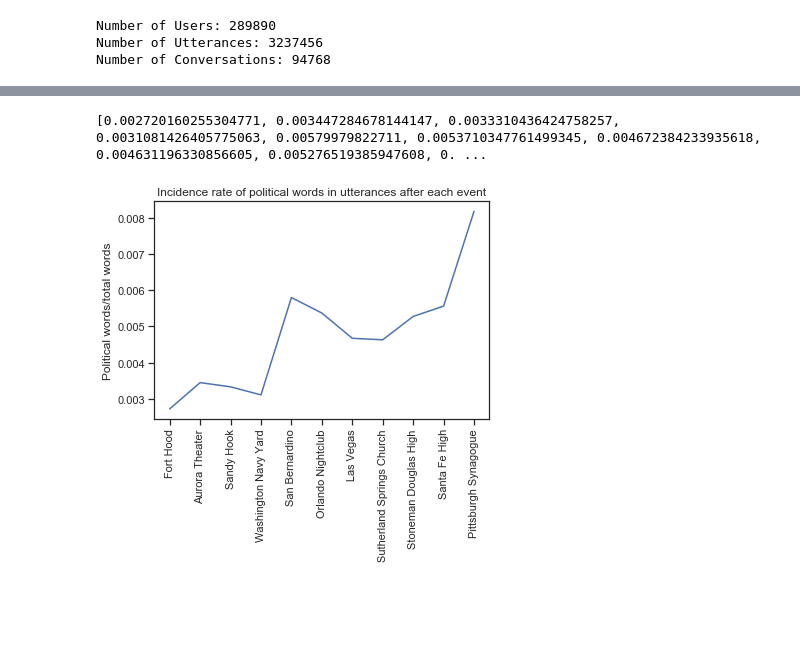
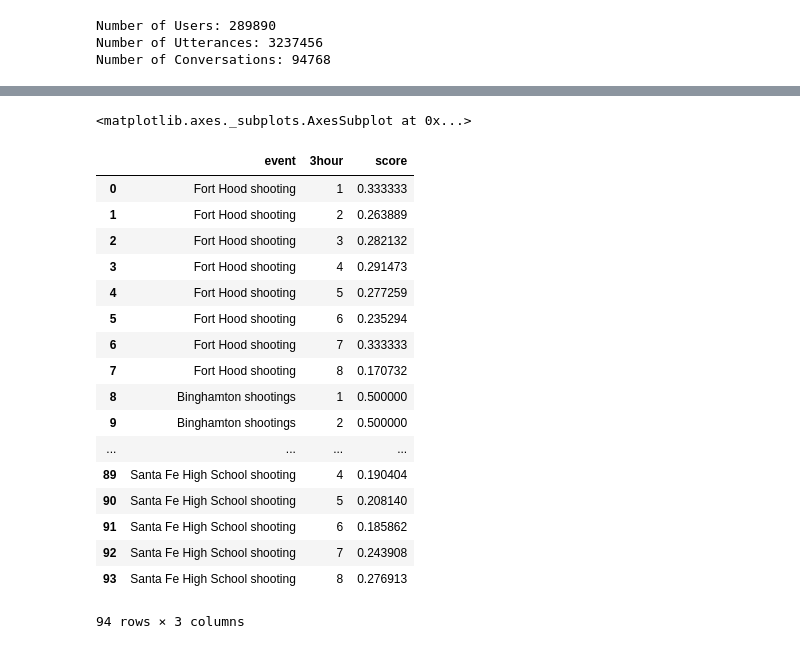
Before and after one commit to calebchiam/Cornell-Conversational-Analysis-Toolkit, a Jupyter notebook: examples/politicization/plotter.ipynb, the cells around one changed output, grey strips where cells are left out. Drawn from its saved outputs; the diff is of its cells as text; code cells hidden in the pictures; blank space fills up the shorter version.

```diff
--- a/examples/politicization/plotter.ipynb
+++ b/examples/politicization/plotter.ipynb
@@ -104,8 +97,8 @@ week = 7*day
 import pandas as pd
 from itertools import product
 # %%
-counts_over_time_all = [(event, get_counts_over_time(corpus, event, week, day)) for event in shooting_timestamps]
-scores_over_time_all = [(event, get_scores_over_time(corpus, event, week, day)) for event in shooting_timestamps]
+counts_over_time_all = [(event, get_counts_over_time(corpus, event, week, sixhour)) for event in shooting_timestamps]
+scores_over_time_all = [(event, get_scores_over_time(corpus, event, week, sixhour)) for event in shooting_timestamps]
 # %%
 df = pd.DataFrame()
 
@@ -126 +121,3 @@ for scores_over_time in scores_over_time_all:
+# %%
+scores_df = pd.DataFrame(scores_data, columns=['event', 'time_bin', 'score'])
 # %%
@@ -284,12 +145,4 @@ incidence_rate_trend = [sum(incidence)/len(incidence) for incidence in incidence
-# %%
-print(incidence_rate_trend)
-# %% [output]
-[0.002720160255304771, 0.003447284678144147, 0.0033310436424758257, 0.0031081426405775063, 0.00579979822711, 0.0053710347761499345, 0.004672384233935618, 0.004631196330856605, 0.005276519385947608, 0. ...
-# %%
-plt.plot(events_list,incidence_rate_trend)
-plt.xticks(rotation='vertical')
-plt.ylabel('Political words/total words')
-plt.title('Incidence rate of political words in utterances after each event')
-plt.show()
-# %% [output]
-[figure, removed]
+# %%
+sns.lineplot(data=scores_df.groupby('3hour').mean())
+# %% [output]
+<matplotlib.axes._subplots.AxesSubplot at 0x...>
@@ -295,0 +154,21 @@ plt.show()
+# %%
+scores_df
+# %% [output]
+|  | event | 3hour | score |
+| 0 | Fort Hood shooting | 1 | 0.333333 |
+| 1 | Fort Hood shooting | 2 | 0.263889 |
+| 2 | Fort Hood shooting | 3 | 0.282132 |
+| 3 | Fort Hood shooting | 4 | 0.291473 |
+| 4 | Fort Hood shooting | 5 | 0.277259 |
+| 5 | Fort Hood shooting | 6 | 0.235294 |
+| 6 | Fort Hood shooting | 7 | 0.333333 |
+| 7 | Fort Hood shooting | 8 | 0.170732 |
+| 8 | Binghamton shootings | 1 | 0.500000 |
+| 9 | Binghamton shootings | 2 | 0.500000 |
+| ... | ... | ... | ... |
+| 89 | Santa Fe High School shooting | 4 | 0.190404 |
+| 90 | Santa Fe High School shooting | 5 | 0.208140 |
+| 91 | Santa Fe High School shooting | 6 | 0.185862 |
+| 92 | Santa Fe High School shooting | 7 | 0.243908 |
+| 93 | Santa Fe High School shooting | 8 | 0.276913 |
+94 rows × 3 columns
```
Also changed, not shown: parts of 20 cells of this notebook.
